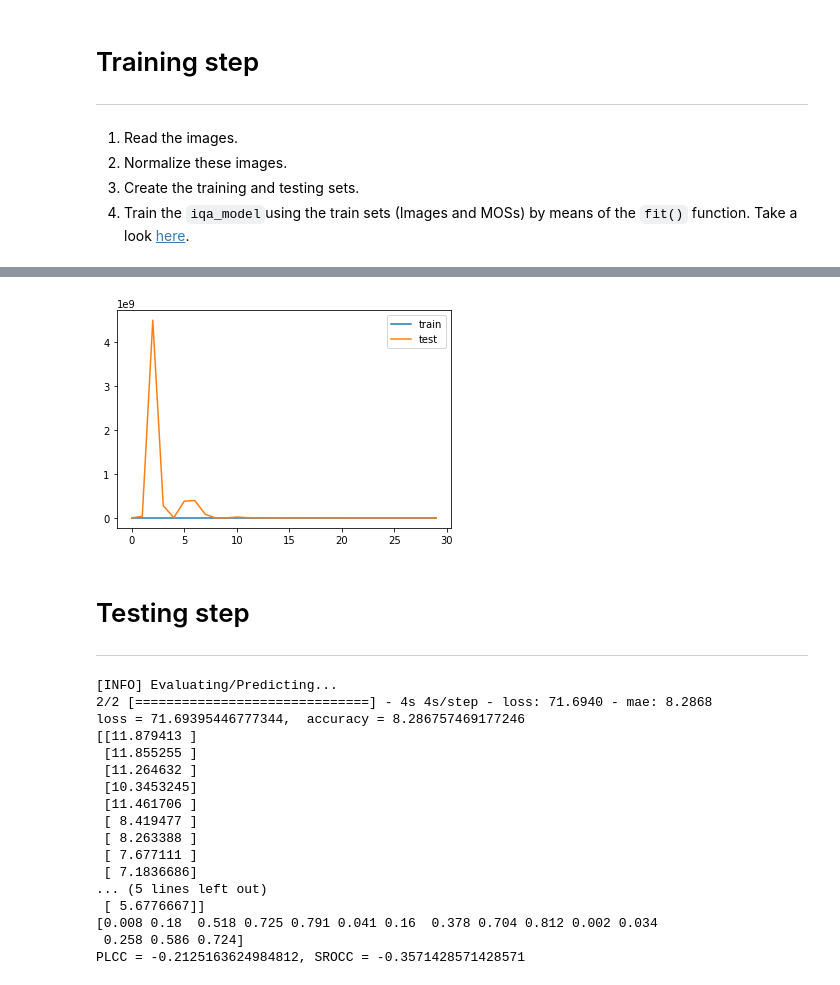
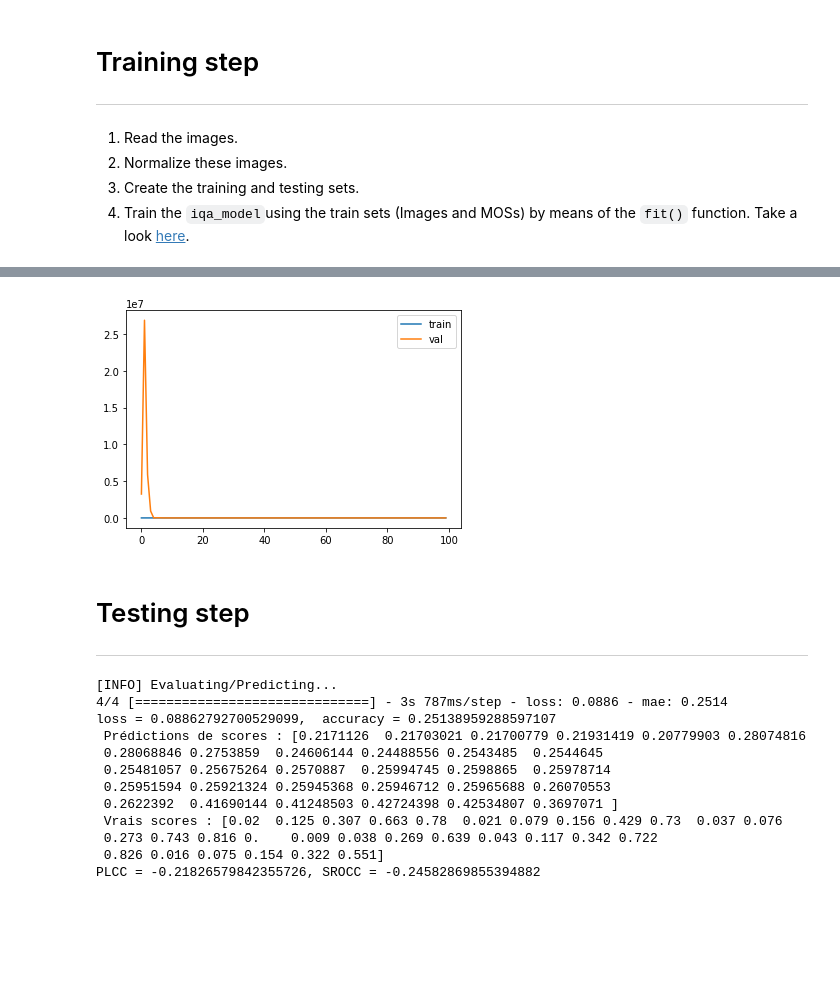
Before and after one commit to sendjasni/Nomrlaization-IQA-CNN, a Jupyter notebook: IQA_Model_ipynb_v3.ipynb, the cells around one changed output, grey strips where cells are left out. Cells and saved outputs as stored; diff of their text form; code cells hidden in the pictures; blank space fills up the shorter version.

Commit message:
Checkpoints saving but Performance issue

```diff
--- a/IQA_Model_ipynb_v3.ipynb
+++ b/IQA_Model_ipynb_v3.ipynb
@@ -324,10 +281,11 @@ def create_model(input_shape, filters=(32, 64, 128, 256, 512)):
         pool_size=(2, 2), strides=(2, 2))(x)
     avrg_p = tf.keras.layers.AveragePooling2D(
         pool_size=(2, 2), strides=(2, 2))(x)
-    min_p = tf.keras.layers.MaxPooling2D( # pas sur de si je devais ajouter ca
-        pool_size=(2, 2), strides=(2, 2))(x)
+    # min_p = tf.keras.layers.MaxPooling2D( # pas sur de si je devais ajouter ca
+    #     pool_size=(2, 2), strides=(2, 2))(x)
 
-    x = tf.keras.layers.concatenate([avrg_p, max_p, min_p])
+    x = tf.keras.layers.concatenate([avrg_p, max_p])
+    # x = tf.keras.layers.concatenate([avrg_p, max_p, min_p])
 
   x = tf.keras.layers.GlobalAveragePooling2D()(x)
 
@@ -342,7 +300,7 @@ input_shape = (512, 512, 3)         # input shape of the model depending on the
                                     # You need to get this from one of the images. It is preferable to start with a shape of (256, 256, C),
                                     # C is the number of channels (If RGB then C=3, else C=1)
 batch_size = 16                     # mini-batch size
-epochs = 30                        # number of epochs.
+epochs = 100                        # number of epochs.
 optimizer = tf.keras.optimizers.Adam(learning_rate=1e-3, decay=1e-4 / epochs) # optimizer for the model's training
 # %%
 # Creating the CNN model
@@ -426,8 +379,19 @@ print(train_images.size)
 # %%
 # Compile and configures the model for training.
 iqa_model.compile(optimizer=optimizer, loss='mse', metrics='mae')
+
+# Configure checkpoints to save training
+# checkpoint_filepath = str(rootDatabase / 'checkpoint.ckpt')
+checkpoint_filepath = './checkpoint.ckpt'
+model_checkpoint_callback = tf.keras.callbacks.ModelCheckpoint(
+    filepath=checkpoint_filepath,
+    save_weights_only=True,
+    verbose=1,
+    monitor='val_mae',
+    mode='min',
+    save_best_only=True)
 # %%
 # Trains the model for a fixed number of epochs (iterations on the used dataset)
 training_history = iqa_model.fit(x=train_images, y=train_mos,  batch_size=batch_size,
-                    epochs=epochs, validation_split=.2, shuffle=True)
+                    epochs=epochs, validation_split=.2, shuffle=True, callbacks=[model_checkpoint_callback])
 # %% [output]
@@ -451,12 +415,12 @@ Epoch 30/30
 # %%
 # plot training history
 
 plt.plot(training_history.history['loss'], label='train')
-plt.plot(training_history.history['val_loss'], label='test')
+plt.plot(training_history.history['val_loss'], label='val')
 plt.legend()
 plt.show()
 # %% [output]
-[figure, old version]
+[figure, new version]
 # %% [markdown]
 # Testing step
 
@@ -471,29 +435,24 @@ evaluation_score = iqa_model.evaluate(test_images, test_mos, batch_size=8)
 predictions = iqa_model.predict(test_images, batch_size=32)
 
 print(f'loss = {evaluation_score[0]},  accuracy = {evaluation_score[1]}')
-print(predictions)
-print(test_mos.flatten())
+print(f" Prédictions de scores : {predictions.flatten()}")
+print(f" Vrais scores : {test_mos.flatten()}")
 plcc = pearsonr(predictions.flatten(), test_mos.flatten())
 srocc = spearmanr(predictions.flatten(), test_mos.flatten())
 print(f'PLCC = {plcc[0]}, SROCC = {srocc[0]}')
 # %% [output]
 [INFO] Evaluating/Predicting...
-2/2 [==============================] - 4s 4s/step - loss: 71.6940 - mae: 8.2868
-loss = 71.69395446777344,  accuracy = 8.286757469177246
-[[11.879413 ]
- [11.855255 ]
- [11.264632 ]
- [10.3453245]
- [11.461706 ]
- [ 8.419477 ]
- [ 8.263388 ]
- [ 7.677111 ]
- [ 7.1836686]
-... (5 lines left out)
- [ 5.6776667]]
-[0.008 0.18  0.518 0.725 0.791 0.041 0.16  0.378 0.704 0.812 0.002 0.034
- 0.258 0.586 0.724]
-PLCC = -0.2125163624984812, SROCC = -0.3571428571428571
+4/4 [==============================] - 3s 787ms/step - loss: 0.0886 - mae: 0.2514
+loss = 0.08862792700529099,  accuracy = 0.25138959288597107
+ Prédictions de scores : [0.2171126  0.21703021 0.21700779 0.21931419 0.20779903 0.28074816
+ 0.28068846 0.2753859  0.24606144 0.24488556 0.2543485  0.2544645
+ 0.25481057 0.25675264 0.2570887  0.25994745 0.2598865  0.25978714
+ 0.25951594 0.25921324 0.25945368 0.25946712 0.25965688 0.26070553
+ 0.2622392  0.41690144 0.41248503 0.42724398 0.42534807 0.3697071 ]
+ Vrais scores : [0.02  0.125 0.307 0.663 0.78  0.021 0.079 0.156 0.429 0.73  0.037 0.076
+ 0.273 0.743 0.816 0.    0.009 0.038 0.269 0.639 0.043 0.117 0.342 0.722
+ 0.826 0.016 0.075 0.154 0.322 0.551]
+PLCC = -0.21826579842355726, SROCC = -0.24582869855394882
 # %%
 # Scatter plot to vosualize the relation between the actual MOS and the
 # predicted one
```
Also changed, not shown: parts of 12 cells of this notebook.
